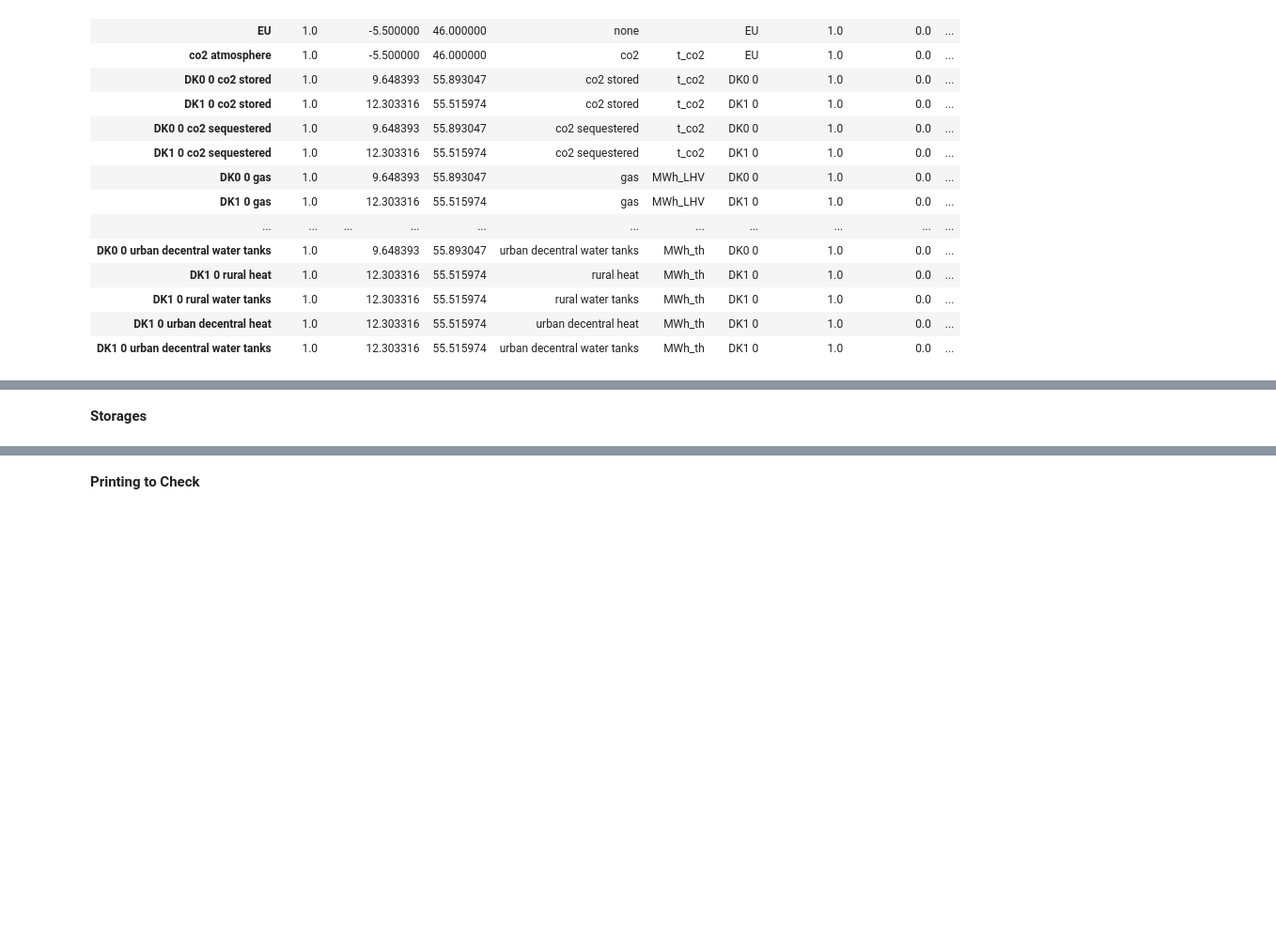
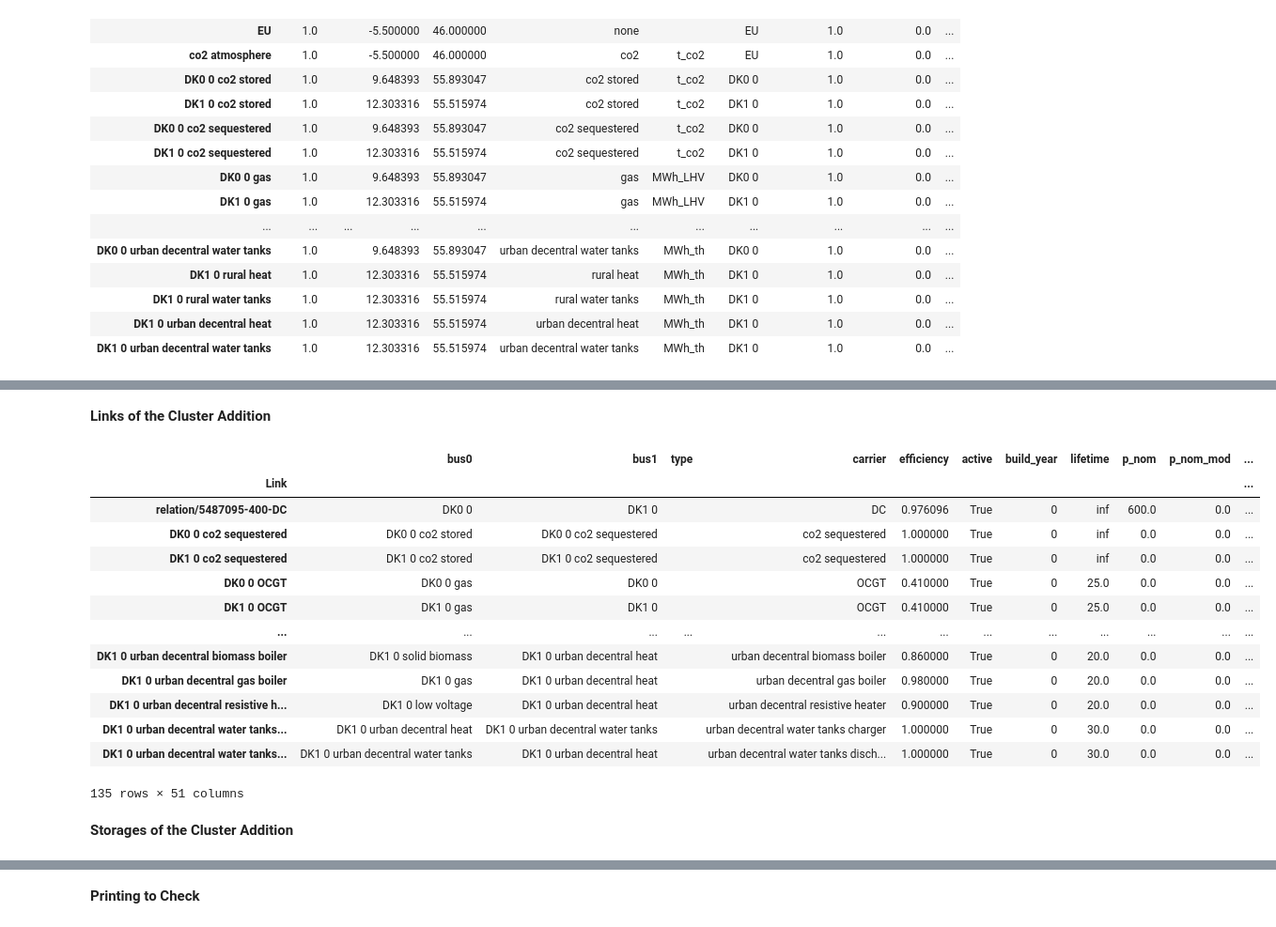
Before and after one commit to FrugisRoss/pypsa-eur, a Jupyter notebook: EU_clusters.ipynb, the cells around one changed output, grey strips where cells are left out. Shown at 94% size. Saved outputs shown, nothing was run; the diff lists cells and outputs as text; code cells hidden in the pictures; blank space fills up the shorter version.

Commit message:
added storages, buses to check for batteries

```diff
--- a/EU_clusters.ipynb
+++ b/EU_clusters.ipynb
@@ -201,41 +234,0 @@ n.generators
-# %%
-n.add("Bus",
-      name="DK0 cluster",
-      v_nom=n.buses.at["DK0 0", "v_nom"],
-      x=n.buses.at["DK0 0", "x"],
-      y=n.buses.at["DK0 0", "y"],
-      unit=n.buses.at["DK0 0", "unit"],
-      location=n.buses.at["DK0 0", "location"],
-      country="DK",
-      carrier='AC',
-      control=n.buses.at["DK0 0", "control"],
-      substation_lv=n.buses.at["DK0 0", "substation_lv"],
-      substation_off=n.buses.at["DK0 0", "substation_off"],
-      )
-
-n.add("Bus",
-      name="DK0 cluster H2",
-      country="DK",
-      x=n.buses.at["DK0 0", "x"],
-      y=n.buses.at["DK0 0", "y"],
-      location=n.buses.at["DK0 0", "location"],
-      unit=n.buses.at["DK0 0 H2", "unit"],
-      carrier='H2')
-
-n.add("Bus",
-      name= "DK0 cluster storage H2",
-      country="DK",
-      x=n.buses.at["DK0 0", "x"],
-      y=n.buses.at["DK0 0", "y"],
-      location=n.buses.at["DK0 0", "location"],
-      unit=n.buses.at["DK0 0 H2", "unit"],
-      carrier='H2 Store')
-
-n.add("Bus",
-      name= "DK0 cluster batteries",
-      country="DK",
-      x=n.buses.at["DK0 0", "x"],
-      y=n.buses.at["DK0 0", "y"],
-      location=n.buses.at["DK0 0", "location"],
-      unit=n.buses.at["DK0 0", "unit"],
-      carrier='battery')
@@ -335,0 +252,19 @@ else:
+# %% [markdown]
+**Links of the Cluster Addition**
+# %%
+n.links
+# %% [output]
+|  | bus0 | bus1 | type | carrier | efficiency | active | build_year | lifetime | p_nom | p_nom_mod | ... |
+| Link |  |  |  |  |  |  |  |  |  |  | ... |
+| relation/5487095-400-DC | DK0 0 | DK1 0 |  | DC | 0.976096 | True | 0 | inf | 600.0 | 0.0 | ... |
+| DK0 0 co2 sequestered | DK0 0 co2 stored | DK0 0 co2 sequestered |  | co2 sequestered | 1.000000 | True | 0 | inf | 0.0 | 0.0 | ... |
+| DK1 0 co2 sequestered | DK1 0 co2 stored | DK1 0 co2 sequestered |  | co2 sequestered | 1.000000 | True | 0 | inf | 0.0 | 0.0 | ... |
+| DK0 0 OCGT | DK0 0 gas | DK0 0 |  | OCGT | 0.410000 | True | 0 | 25.0 | 0.0 | 0.0 | ... |
+| DK1 0 OCGT | DK1 0 gas | DK1 0 |  | OCGT | 0.410000 | True | 0 | 25.0 | 0.0 | 0.0 | ... |
+| ... | ... | ... | ... | ... | ... | ... | ... | ... | ... | ... | ... |
+| DK1 0 urban decentral biomass boiler | DK1 0 solid biomass | DK1 0 urban decentral heat |  | urban decentral biomass boiler | 0.860000 | True | 0 | 20.0 | 0.0 | 0.0 | ... |
+| DK1 0 urban decentral gas boiler | DK1 0 gas | DK1 0 urban decentral heat |  | urban decentral gas boiler | 0.980000 | True | 0 | 20.0 | 0.0 | 0.0 | ... |
+| DK1 0 urban decentral resistive h... | DK1 0 low voltage | DK1 0 urban decentral heat |  | urban decentral resistive heater | 0.900000 | True | 0 | 20.0 | 0.0 | 0.0 | ... |
+| DK1 0 urban decentral water tanks... | DK1 0 urban decentral heat | DK1 0 urban decentral water tanks |  | urban decentral water tanks charger | 1.000000 | True | 0 | 30.0 | 0.0 | 0.0 | ... |
+| DK1 0 urban decentral water tanks... | DK1 0 urban decentral water tanks | DK1 0 urban decentral heat |  | urban decentral water tanks disch... | 1.000000 | True | 0 | 30.0 | 0.0 | 0.0 | ... |
+135 rows × 51 columns
@@ -336,3 +372,3 @@ else:
 # %% [markdown]
-**Storages**
+**Storages of the Cluster Addition**
 # %%
```
Also changed, not shown: parts of 28 cells of this notebook.
